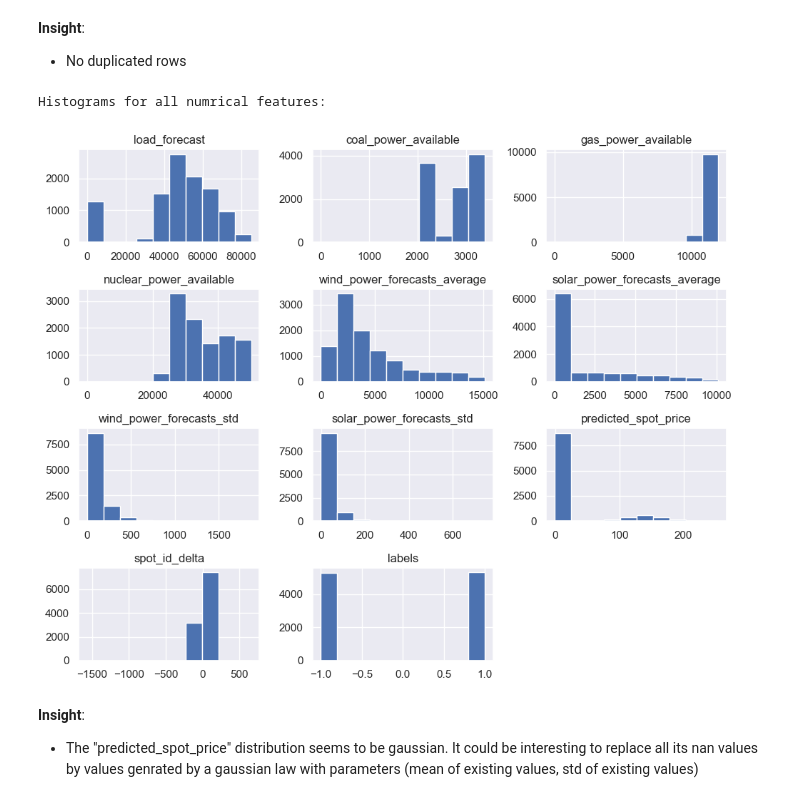
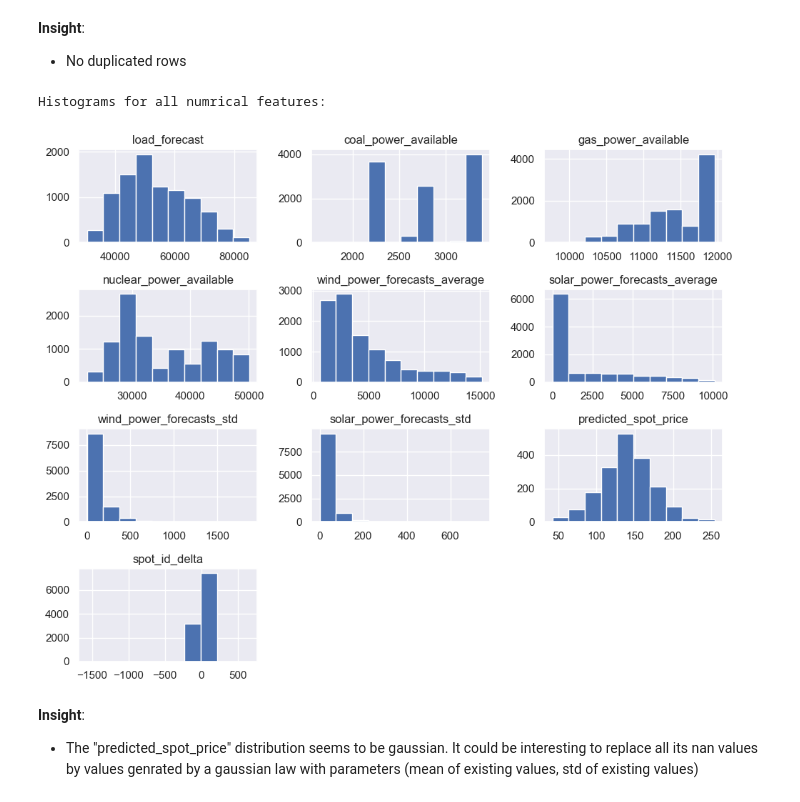
Before and after one commit to stabilo140/Data_Challenge_elmy, a Jupyter notebook: data_challenge_Lelouche.ipynb, the cells around one changed output. Cells and saved outputs as stored; diff of their text form; code cells hidden in the pictures.

```diff
--- a/data_challenge_Lelouche.ipynb
+++ b/data_challenge_Lelouche.ipynb
@@ -31,8 +31,6 @@ sns.set_theme()
 # %% [markdown]
 ### Reading Dataset
 # %%
-X_train = pd.read_csv("X_train_Wwou3IE.csv")
-y_train = pd.read_csv("y_train_jJtXgMX.csv")
-df = pd.concat([X_train, y_train["spot_id_delta"]], axis=1).rename(columns={"nucelear_power_available":"nuclear_power_available"})
+df_train = pd.concat([pd.read_csv("X_train_Wwou3IE.csv"), pd.read_csv("y_train_jJtXgMX.csv").drop(columns=["DELIVERY_START"])], axis=1).rename(columns={"nucelear_power_available":"nuclear_power_available"})
 # %% [markdown]
 #### Dataset overview
@@ -232,13 +230,12 @@ Check for duplicated rows:
 # %%
 # Histograms for all numrical features
 print("\nHistograms for all numrical features:")
-df.hist(figsize=(10, 8))
-sns.histplot(df["labels"])
+df_train.hist(figsize=(10, 8))
 plt.tight_layout()
 plt.show()
 # %% [output]
 Histograms for all numrical features:
-[figure, old version]
+[figure, new version]
 # %% [markdown]
 **Insight**:
 - The "predicted_spot_price" distribution seems to be gaussian. It could be interesting to replace all its nan values by values genrated by a gaussian law with parameters (mean of existing values, std of existing values)
```
Also changed, not shown: parts of 46 cells of this notebook.
